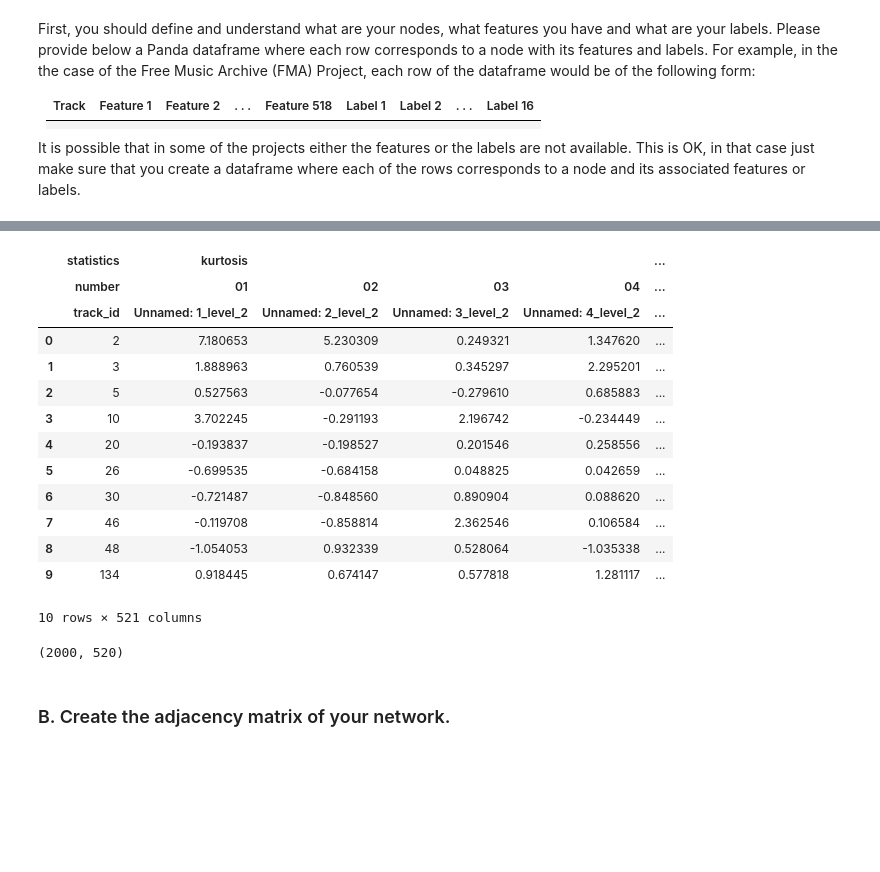
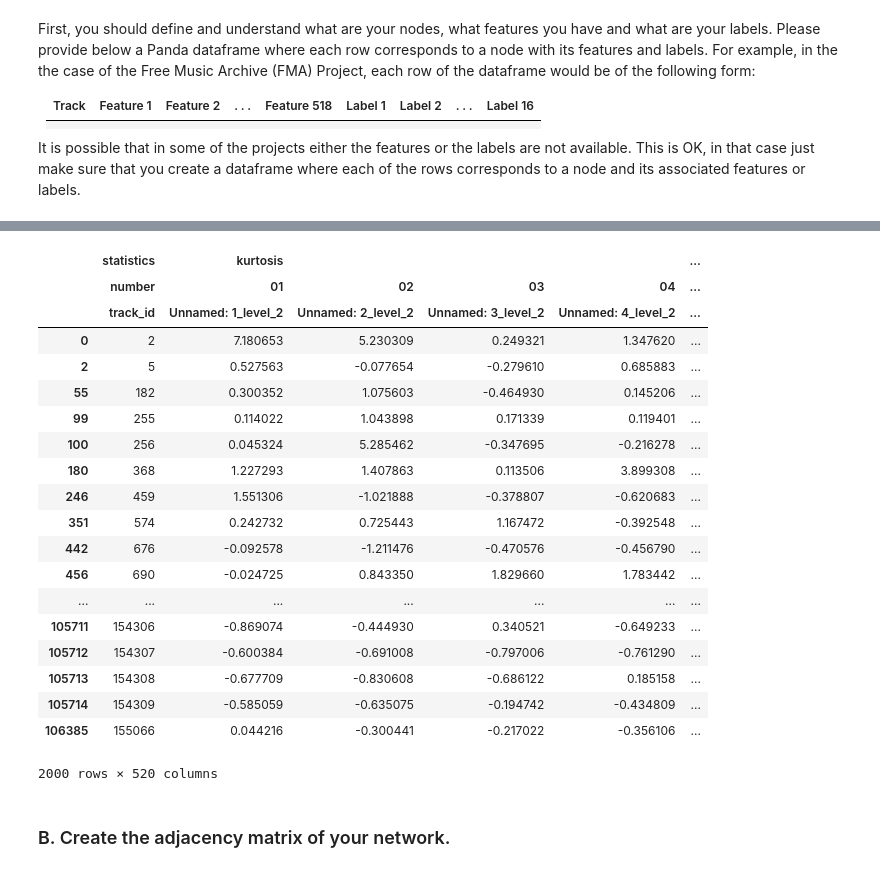
Before and after one commit to TTimTT/NTDS_Project, a Jupyter notebook: milestones_1/Joachim_1_network_properties.ipynb, the cells around one changed output, grey strips where cells are left out. Cells and saved outputs as stored; diff of their text form; code cells hidden in the pictures; blank space fills up the shorter version.

```diff
--- a/milestones_1/Joachim_1_network_properties.ipynb
+++ b/milestones_1/Joachim_1_network_properties.ipynb
@@ -49,21 +49,21 @@ features= pd.read_csv('../data/fma_metadata/features.csv',sep=',',header=[1,2,3]
 genres=pd.read_csv('../data/fma_metadata/genres.csv',sep=',', encoding='utf-8', engine='python');
 #echonest=pd.read_csv('../data/fma_metadata/echonest.csv',sep=',', encoding='utf-8', engine='python');
 # %%
-# # remove unnamed headers pas une bonne idee enfaite a cause de la facon dont le header est fait
-# for i, columns in enumerate(features.columns.levels):
-#     columns_new = columns.tolist()
-#     for j, row in enumerate(columns_new):
-#         if "Unnamed: " in row:
-#             columns_new[j] = ""
-#     else:
-#         features_clean = features.rename(columns=dict(zip(columns.tolist(), columns_new)),
-#                        level=i)
+# remove unnamed headers pas une bonne idee enfaite a cause de la facon dont le header est fait
+for i, columns in enumerate(features.columns.levels):
+    columns_new = columns.tolist()
+    for j, row in enumerate(columns_new):
+        if "Unnamed: " in row:
+            columns_new[j] = ""
+    else:
+        features_clean = features.rename(columns=dict(zip(columns.tolist(), columns_new)),
+                       level=i)
 
-# for i, columns in enumerate(tracks.columns.levels):
-#     columns_new = columns.tolist()
-#     for j, row in enumerate(columns_new):
-#         if "Unnamed: " in row:
-#             columns_new[j] = ""
-#     else:
-#         tracks_clean = tracks.rename(columns=dict(zip(columns.tolist(), columns_new)),
-#                        level=i)
+for i, columns in enumerate(tracks.columns.levels):
+    columns_new = columns.tolist()
+    for j, row in enumerate(columns_new):
+        if "Unnamed: " in row:
+            columns_new[j] = ""
+    else:
+        tracks_clean = tracks.rename(columns=dict(zip(columns.tolist(), columns_new)),
+                       level=i)
@@ -72,35 +81,36 @@ genres=pd.read_csv('../data/fma_metadata/genres.csv',sep=',', encoding='utf-8',
 # label=pd.DataFrame({('genre','',''): tracks_clean['track']['genre_top']})
 label=pd.DataFrame(tracks['track']['genre_top'])
 label.columns=pd.MultiIndex.from_product([['genre'],[''],['']])
-subset=pd.DataFrame(tracks['set','subset','Unnamed: 32_level_2'])
+subset=pd.DataFrame(tracks_clean['set','subset'])
 subset.columns=pd.MultiIndex.from_product([['subset'],[''],['']])
 dataSet = pd.concat([features,label,subset],axis=1, sort=False)
-# %%
-# data set in right form
-dataSet.head(10)
-# %% [output]
-|  | statistics | kurtosis |  |  |  | ... |
-|  | number | 01 | 02 | 03 | 04 | ... |
-|  | track_id | Unnamed: 1_level_2 | Unnamed: 2_level_2 | Unnamed: 3_level_2 | Unnamed: 4_level_2 | ... |
-| 0 | 2 | 7.180653 | 5.230309 | 0.249321 | 1.347620 | ... |
-| 1 | 3 | 1.888963 | 0.760539 | 0.345297 | 2.295201 | ... |
-| 2 | 5 | 0.527563 | -0.077654 | -0.279610 | 0.685883 | ... |
-| 3 | 10 | 3.702245 | -0.291193 | 2.196742 | -0.234449 | ... |
-| 4 | 20 | -0.193837 | -0.198527 | 0.201546 | 0.258556 | ... |
-| 5 | 26 | -0.699535 | -0.684158 | 0.048825 | 0.042659 | ... |
-| 6 | 30 | -0.721487 | -0.848560 | 0.890904 | 0.088620 | ... |
-| 7 | 46 | -0.119708 | -0.858814 | 2.362546 | 0.106584 | ... |
-| 8 | 48 | -1.054053 | 0.932339 | 0.528064 | -1.035338 | ... |
-| 9 | 134 | 0.918445 | 0.674147 | 0.577818 | 1.281117 | ... |
-10 rows × 521 columns
 # %%
 # dataSetSmall only contains rock and hip hop tracks
-dataSetSmall=dataSet[dataSet['genre'].isin(['Rock', 'Hip-Hop'])]
+dataSetSmall=dataSet[dataSet['genre','',''].isin(['Rock', 'Hip-Hop'])]
 dataSetSmall=dataSetSmall[dataSetSmall['subset'].isin(['small'])]
 dataSetSmall=dataSetSmall.drop('subset',axis=1,level=0)
-dataSetSmall.shape
+dataSetSmall
 # %% [output]
+|  | statistics | kurtosis |  |  |  | ... |
+|  | number | 01 | 02 | 03 | 04 | ... |
+|  | track_id | Unnamed: 1_level_2 | Unnamed: 2_level_2 | Unnamed: 3_level_2 | Unnamed: 4_level_2 | ... |
+| 0 | 2 | 7.180653 | 5.230309 | 0.249321 | 1.347620 | ... |
+| 2 | 5 | 0.527563 | -0.077654 | -0.279610 | 0.685883 | ... |
+| 55 | 182 | 0.300352 | 1.075603 | -0.464930 | 0.145206 | ... |
+| 99 | 255 | 0.114022 | 1.043898 | 0.171339 | 0.119401 | ... |
+| 100 | 256 | 0.045324 | 5.285462 | -0.347695 | -0.216278 | ... |
+| 180 | 368 | 1.227293 | 1.407863 | 0.113506 | 3.899308 | ... |
+| 246 | 459 | 1.551306 | -1.021888 | -0.378807 | -0.620683 | ... |
+| 351 | 574 | 0.242732 | 0.725443 | 1.167472 | -0.392548 | ... |
+| 442 | 676 | -0.092578 | -1.211476 | -0.470576 | -0.456790 | ... |
+| 456 | 690 | -0.024725 | 0.843350 | 1.829660 | 1.783442 | ... |
+| ... | ... | ... | ... | ... | ... | ... |
+| 105711 | 154306 | -0.869074 | -0.444930 | 0.340521 | -0.649233 | ... |
+| 105712 | 154307 | -0.600384 | -0.691008 | -0.797006 | -0.761290 | ... |
+| 105713 | 154308 | -0.677709 | -0.830608 | -0.686122 | 0.185158 | ... |
+| 105714 | 154309 | -0.585059 | -0.635075 | -0.194742 | -0.434809 | ... |
+| 106385 | 155066 | 0.044216 | -0.300441 | -0.217022 | -0.356106 | ... |
-(2000, 520)
+2000 rows × 520 columns
 # %%
 #save the Small dataset
 dataSetSmall.to_csv('../data/fma_metadata/dataSetSmall.csv',encoding='utf-8', index=False)
```
Also changed, not shown: parts of 22 cells of this notebook.
